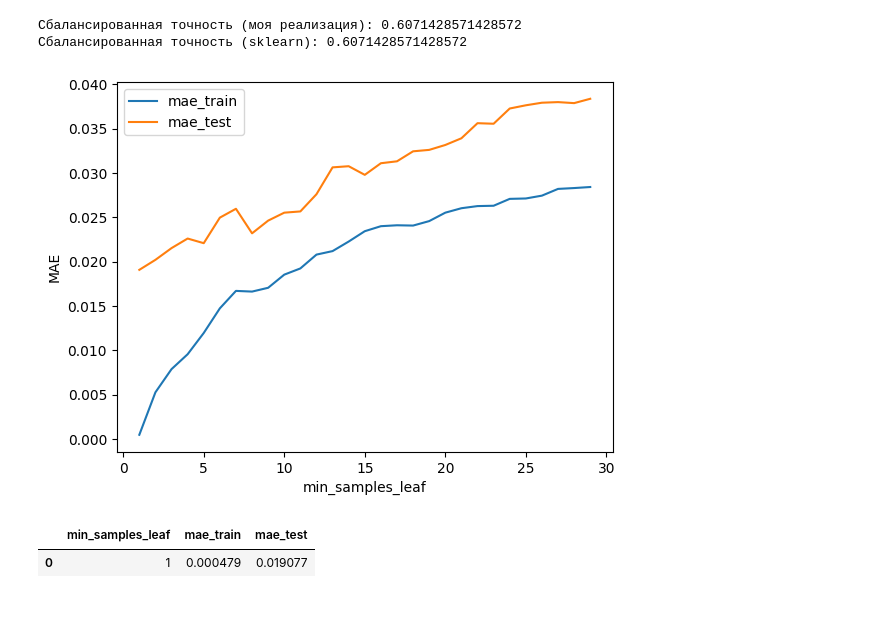
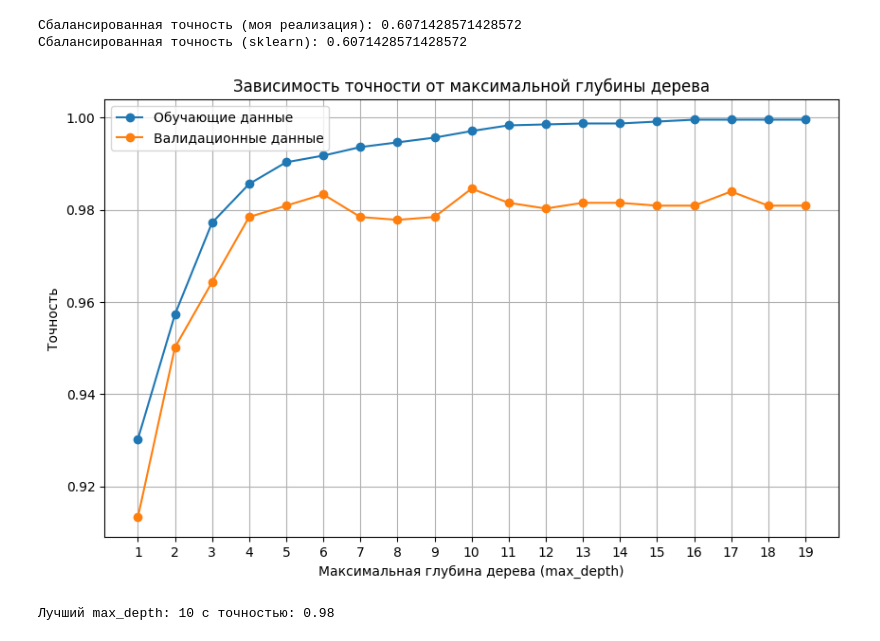
Before and after one commit to korsh624/DS, a Jupyter notebook: 2.4/task.ipynb, the cells around one changed output. Saved outputs shown, nothing was run; the diff lists cells and outputs as text; code cells hidden in the pictures; blank space fills up the shorter version.

```diff
--- a/2.4/task.ipynb
+++ b/2.4/task.ipynb
@@ -157,27 +157,36 @@ print("Сбалансированная точность (sklearn):", sklearn_sc
 # %% [output]
 Сбалансированная точность (моя реализация): 0.6071428571428572
 Сбалансированная точность (sklearn): 0.6071428571428572
-# %%
-res = []
-for param in range(1, 30, 1):
-    model = DecisionTreeRegressor(min_samples_leaf=param, random_state=7)
-
-    model.fit(features_train, target_train)
-    pred_train = model.predict(features_train)
-    pred_test = model.predict(features_test)
-
-    res.append([param, mean_absolute_error(pred_train, target_train), mean_absolute_error(pred_test, target_test)])
-
-res_pd = pd.DataFrame(res, columns=['min_samples_leaf', 'mae_train', 'mae_test'])
-
-res_pd.set_index('min_samples_leaf')['mae_train'].plot(label='mae_train')
-res_pd.set_index('min_samples_leaf')['mae_test'].plot(label='mae_test')
-plt.legend()
-plt.ylabel('MAE');
-# %% [output]
-[figure, removed]
-# %%
-res_pd[res_pd['mae_test'] == res_pd['mae_test'].min()]
-# %% [output]
-|  | min_samples_leaf | mae_train | mae_test |
-| 0 | 1 | 0.000479 | 0.019077 |
+# %%
+max_depths = range(1, 20)
+train_scores = []
+val_scores = []
+# %%
+for max_depth in max_depths:
+    model = DecisionTreeClassifier(max_depth=max_depth, random_state=42)
+    model.fit(features_train, target_train)
+    train_pred = model.predict(features_train)
+    val_pred = model.predict(features_test)
+
+    train_scores.append(accuracy_score(target_train, train_pred))
+    val_scores.append(accuracy_score(target_test , val_pred))
+# %%
+plt.figure(figsize=(10, 6))
+plt.plot(max_depths, train_scores, label='Обучающие данные', marker='o')
+plt.plot(max_depths, val_scores, label='Валидационные данные', marker='o')
+plt.xlabel('Максимальная глубина дерева (max_depth)')
+plt.ylabel('Точность')
+plt.title('Зависимость точности от максимальной глубины дерева')
+plt.legend()
+plt.grid()
+plt.xticks(max_depths)
+plt.show()
+# %% [output]
+[figure, added]
+# %%
+best_val_score = max(val_scores)
+best_max_depth = max_depths[val_scores.index(best_val_score)]
+
+print(f"Лучший max_depth: {best_max_depth} с точностью: {best_val_score:.2f}")
+# %% [output]
+Лучший max_depth: 10 с точностью: 0.98
```
Also changed, not shown: parts of 19 cells of this notebook, 1 other file.
